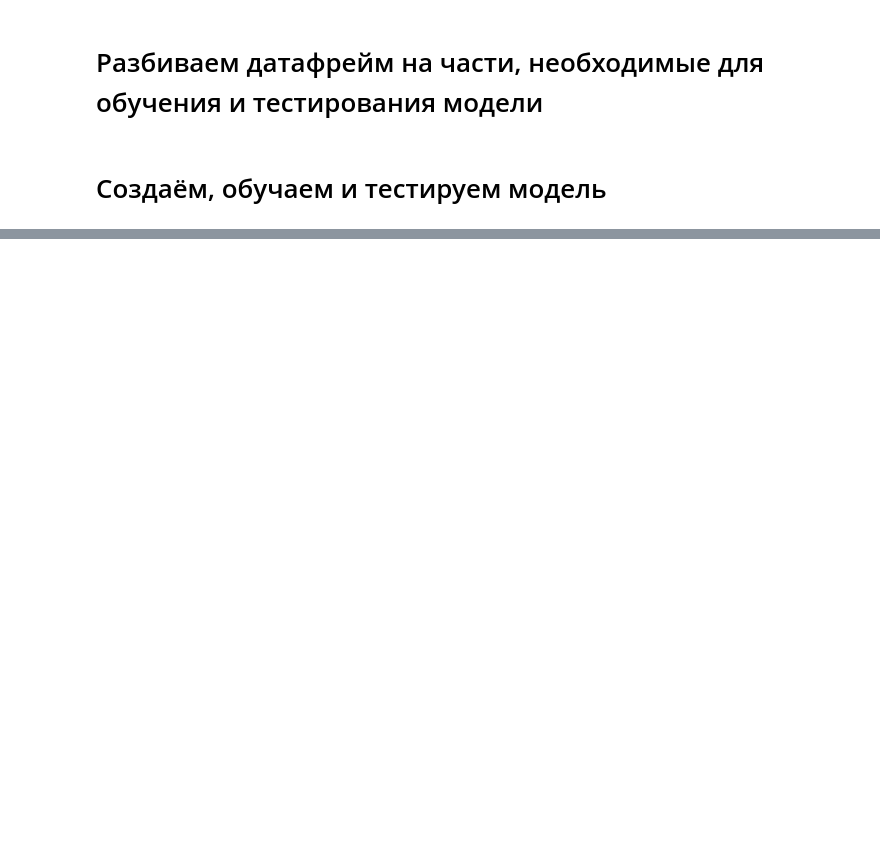
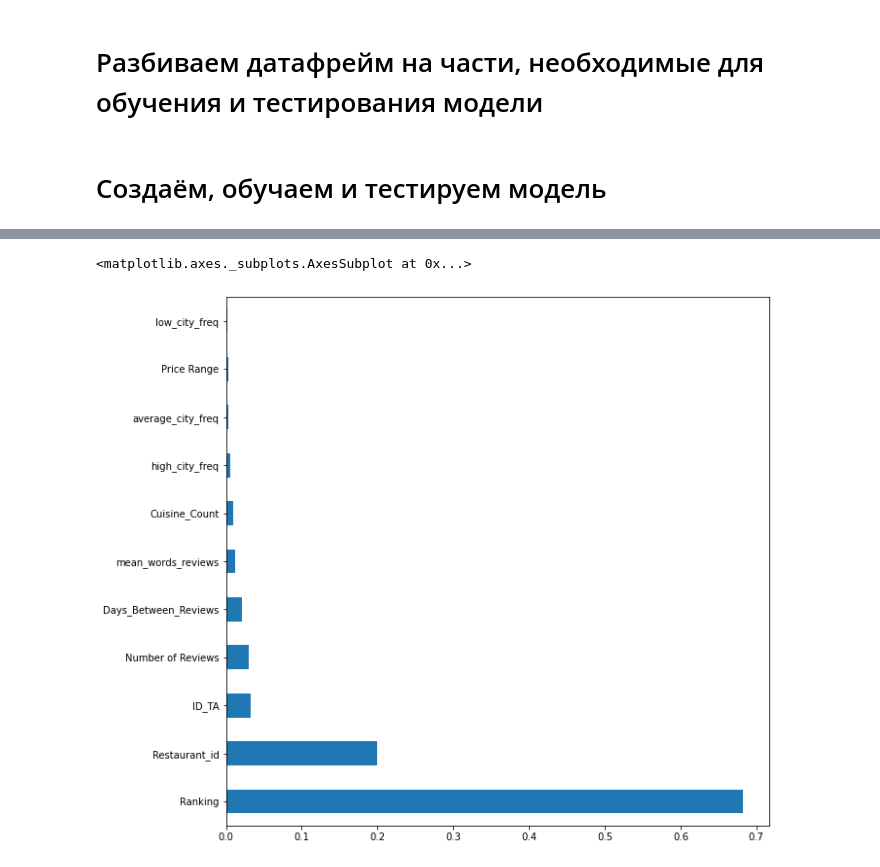
Before and after one commit to TheSickNessPill/module_3, a Jupyter notebook: module_3.ipynb, the cells around one changed output, grey strips where cells are left out. Drawn from its saved outputs; the diff is of its cells as text; code cells hidden in the pictures; blank space fills up the shorter version.

```diff
--- a/module_3.ipynb
+++ b/module_3.ipynb
@@ -440,0 +437,7 @@ MAE: 0.25480679999999994
+# %%
+plt.rcParams['figure.figsize'] = (10,10)
+feat_importances = pd.Series(regr.feature_importances_, index=X.columns)
+feat_importances.nlargest(15).plot(kind='barh')
+# %% [output]
+<matplotlib.axes._subplots.AxesSubplot at 0x...>
+[figure, added]
```
Also changed, not shown: parts of 35 cells of this notebook.
